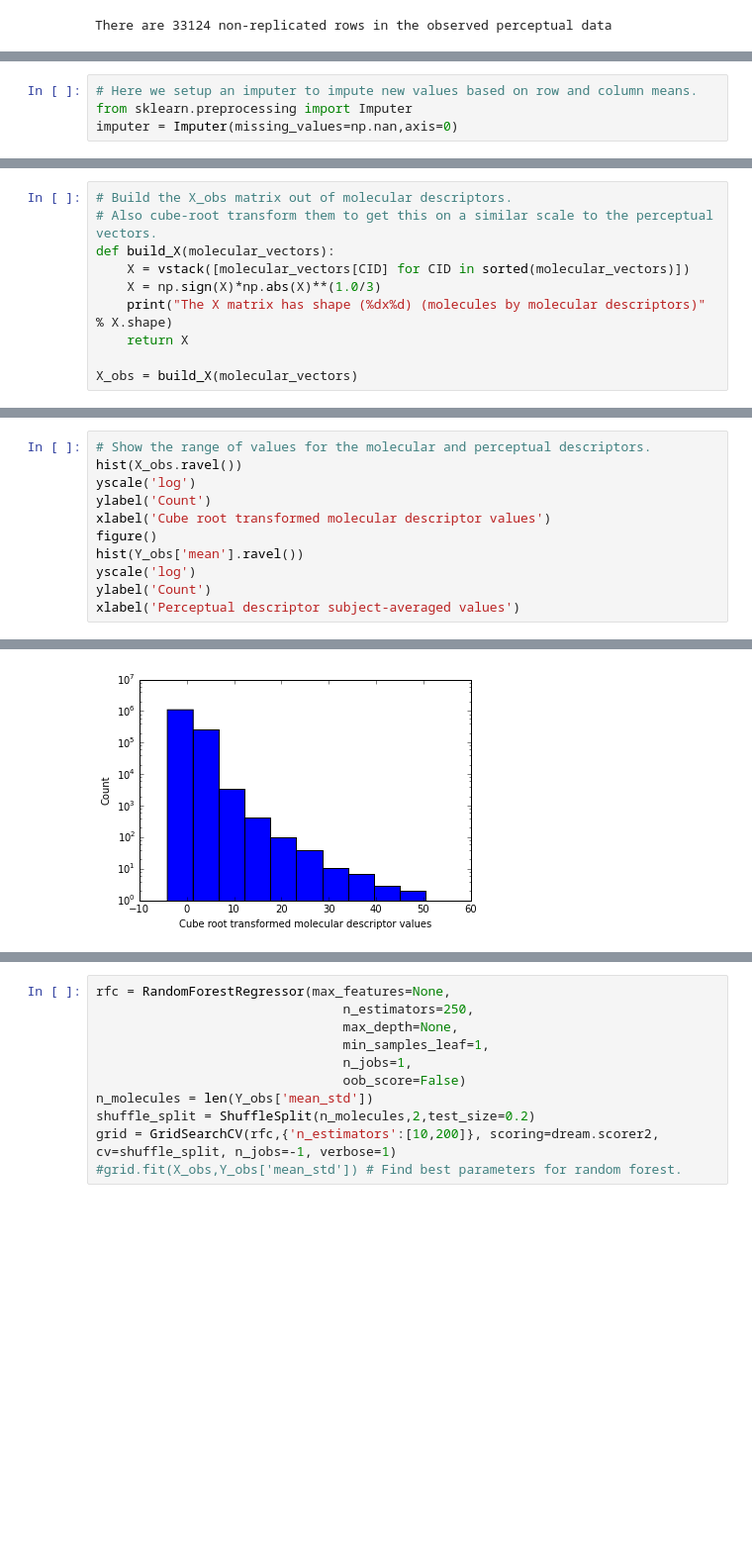
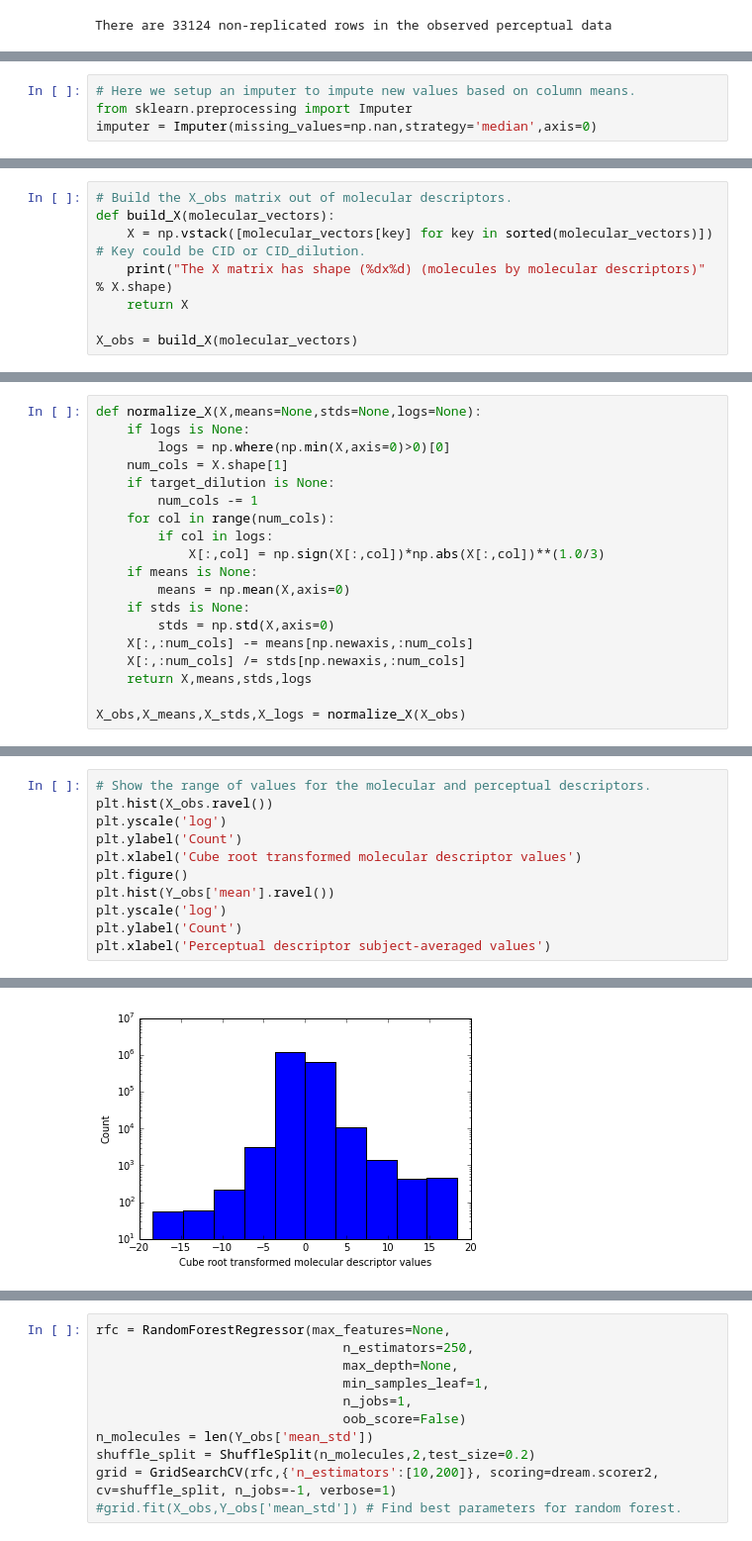
Before and after one commit to beanSsong/dream, a Jupyter notebook: dream.ipynb, the cells around one changed output, grey strips where cells are left out. Shown at 99% size. Saved outputs shown, nothing was run; the diff lists cells and outputs as text; blank space fills up the shorter version.

```diff
--- a/dream.ipynb
+++ b/dream.ipynb
@@ -112,7 +163,7 @@ There are 280 such vectors, one for each molecule tested at 1/1,000 dilution tha
 # %%
-# Here we setup an imputer to impute new values based on row and column means.
+# Here we setup an imputer to impute new values based on column means.
 from sklearn.preprocessing import Imputer
-imputer = Imputer(missing_values=np.nan,axis=0)
+imputer = Imputer(missing_values=np.nan,strategy='median',axis=0)
 # %%
 # Compute subject-averaged perceptual descriptor vectors from the matrices.
 # This is basically just computing the column means.
@@ -171,9 +245,7 @@ The Y_obs['mean_std'] matrix has shape (280x42) (molecules by 2 x perceptual des
 # %%
 # Build the X_obs matrix out of molecular descriptors.
-# Also cube-root transform them to get this on a similar scale to the perceptual vectors.
 def build_X(molecular_vectors):
-    X = vstack([molecular_vectors[CID] for CID in sorted(molecular_vectors)])
-    X = np.sign(X)*np.abs(X)**(1.0/3)
+    X = np.vstack([molecular_vectors[key] for key in sorted(molecular_vectors)]) # Key could be CID or CID_dilution.
     print("The X matrix has shape (%dx%d) (molecules by molecular descriptors)" % X.shape)
     return X
 
@@ -217,0 +297,19 @@ def add_subjects_to_X(X):
+# %%
+def normalize_X(X,means=None,stds=None,logs=None):
+    if logs is None:
+        logs = np.where(np.min(X,axis=0)>0)[0]
+    num_cols = X.shape[1]
+    if target_dilution is None:
+        num_cols -= 1
+    for col in range(num_cols):
+        if col in logs:
+            X[:,col] = np.sign(X[:,col])*np.abs(X[:,col])**(1.0/3)
+    if means is None:
+        means = np.mean(X,axis=0)
+    if stds is None:
+        stds = np.std(X,axis=0)
+    X[:,:num_cols] -= means[np.newaxis,:num_cols]
+    X[:,:num_cols] /= stds[np.newaxis,:num_cols]
+    return X,means,stds,logs
+
+X_obs,X_means,X_stds,X_logs = normalize_X(X_obs)
@@ -218,14 +321,14 @@ def add_subjects_to_X(X):
 # %%
 # Show the range of values for the molecular and perceptual descriptors.
-hist(X_obs.ravel())
-yscale('log')
-ylabel('Count')
-xlabel('Cube root transformed molecular descriptor values')
-figure()
-hist(Y_obs['mean'].ravel())
-yscale('log')
-ylabel('Count')
-xlabel('Perceptual descriptor subject-averaged values')
+plt.hist(X_obs.ravel())
+plt.yscale('log')
+plt.ylabel('Count')
+plt.xlabel('Cube root transformed molecular descriptor values')
+plt.figure()
+plt.hist(Y_obs['mean'].ravel())
+plt.yscale('log')
+plt.ylabel('Count')
+plt.xlabel('Perceptual descriptor subject-averaged values')
 # %% [output]
 <matplotlib.text.Text at 0x...>
-[figure, old version]
+[figure, new version]
```
Also changed, not shown: parts of 51 cells of this notebook, 1 other file.
